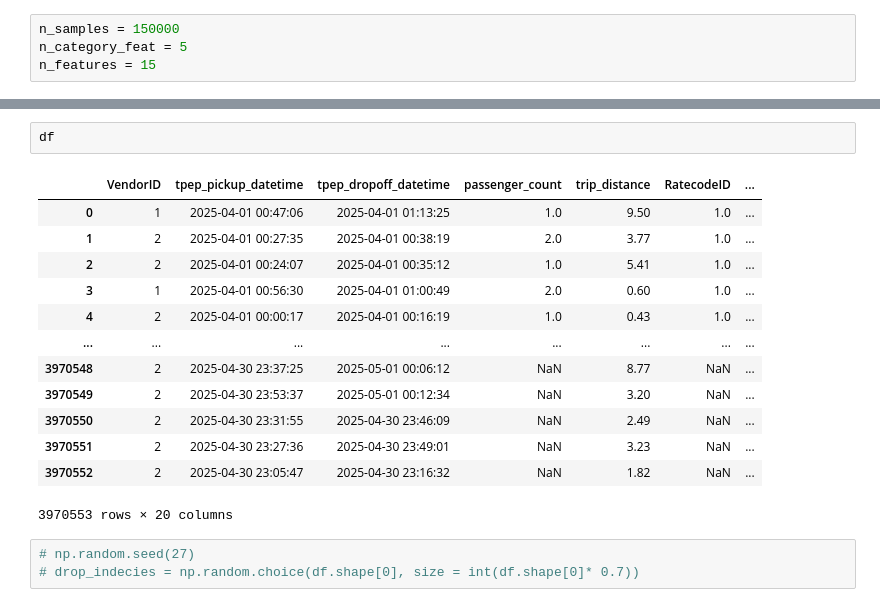
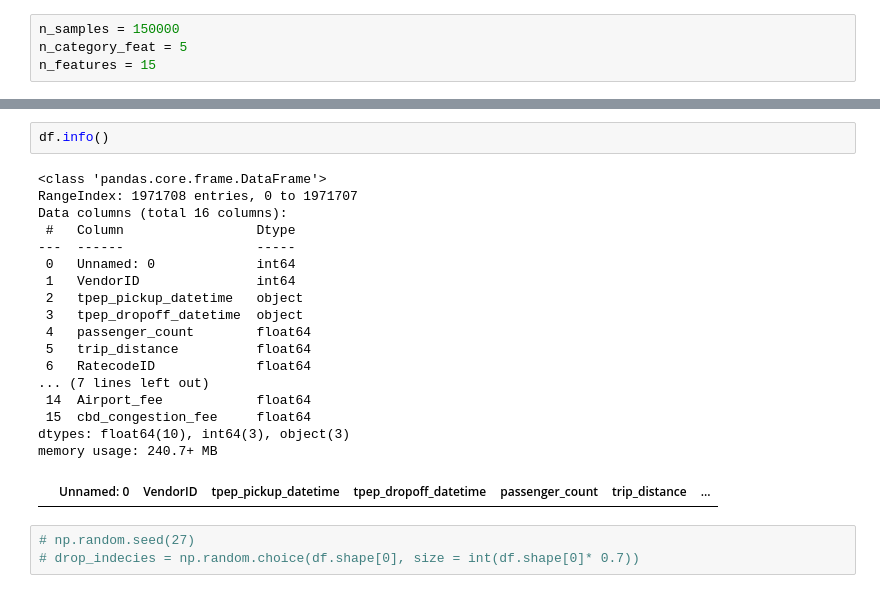
Before and after one commit to Danila-Skiba/data-pipeline, a Jupyter notebook: data-pipeline/src/load_dataset.ipynb, the cells around one changed output, grey strips where cells are left out. Drawn from its saved outputs; the diff is of its cells as text.

```diff
--- a/data-pipeline/src/load_dataset.ipynb
+++ b/data-pipeline/src/load_dataset.ipynb
@@ -25,19 +46,26 @@ df = pd.read_parquet('yellow_tripdata_2025-04.parquet')
+# %%
+df.info()
+# %% [output]
+<class 'pandas.core.frame.DataFrame'>
+RangeIndex: 1971708 entries, 0 to 1971707
+Data columns (total 16 columns):
+ #   Column                 Dtype
+---  ------                 -----
+ 0   Unnamed: 0             int64
+ 1   VendorID               int64
+ 2   tpep_pickup_datetime   object
+ 3   tpep_dropoff_datetime  object
+ 4   passenger_count        float64
+ 5   trip_distance          float64
+ 6   RatecodeID             float64
+... (7 lines left out)
+ 14  Airport_fee            float64
+ 15  cbd_congestion_fee     float64
+dtypes: float64(10), int64(3), object(3)
+memory usage: 240.7+ MB
 # %%
-df
 # %% [output]
-|  | VendorID | tpep_pickup_datetime | tpep_dropoff_datetime | passenger_count | trip_distance | RatecodeID | ... |
-| 0 | 1 | 2025-04-01 00:47:06 | 2025-04-01 01:13:25 | 1.0 | 9.50 | 1.0 | ... |
-| 1 | 2 | 2025-04-01 00:27:35 | 2025-04-01 00:38:19 | 2.0 | 3.77 | 1.0 | ... |
-| 2 | 2 | 2025-04-01 00:24:07 | 2025-04-01 00:35:12 | 1.0 | 5.41 | 1.0 | ... |
-| 3 | 1 | 2025-04-01 00:56:30 | 2025-04-01 01:00:49 | 2.0 | 0.60 | 1.0 | ... |
-| 4 | 2 | 2025-04-01 00:00:17 | 2025-04-01 00:16:19 | 1.0 | 0.43 | 1.0 | ... |
-| ... | ... | ... | ... | ... | ... | ... | ... |
-| 3970548 | 2 | 2025-04-30 23:37:25 | 2025-05-01 00:06:12 | NaN | 8.77 | NaN | ... |
-| 3970549 | 2 | 2025-04-30 23:53:37 | 2025-05-01 00:12:34 | NaN | 3.20 | NaN | ... |
-| 3970550 | 2 | 2025-04-30 23:31:55 | 2025-04-30 23:46:09 | NaN | 2.49 | NaN | ... |
-| 3970551 | 2 | 2025-04-30 23:27:36 | 2025-04-30 23:49:01 | NaN | 3.23 | NaN | ... |
-| 3970552 | 2 | 2025-04-30 23:05:47 | 2025-04-30 23:16:32 | NaN | 1.82 | NaN | ... |
+|  | Unnamed: 0 | VendorID | tpep_pickup_datetime | tpep_dropoff_datetime | passenger_count | trip_distance | ... |
-3970553 rows × 20 columns
 # %%
 # np.random.seed(27)
 # drop_indecies = np.random.choice(df.shape[0], size = int(df.shape[0]* 0.7))
```
Also changed, not shown: parts of 8 cells of this notebook, 10 other files.
